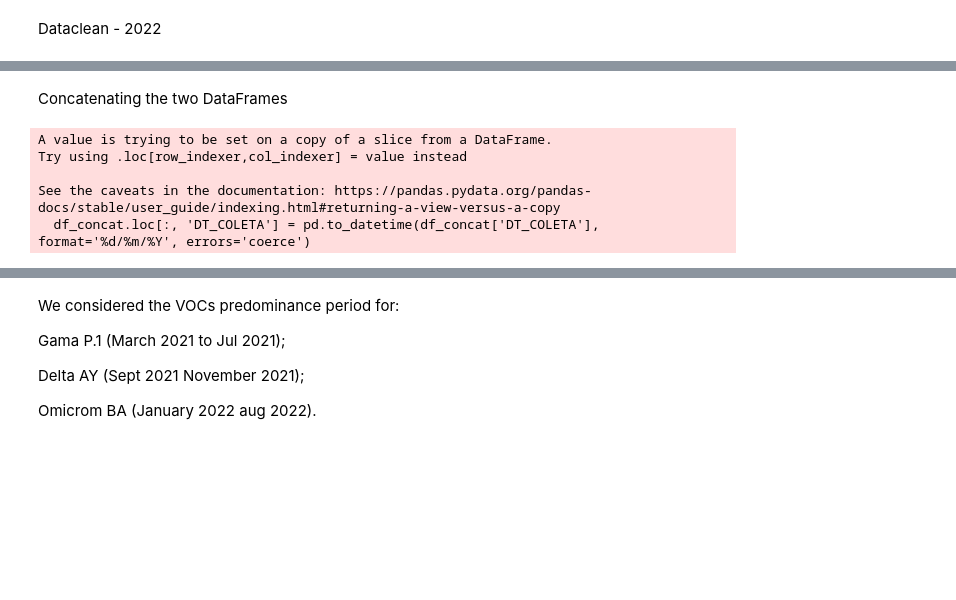
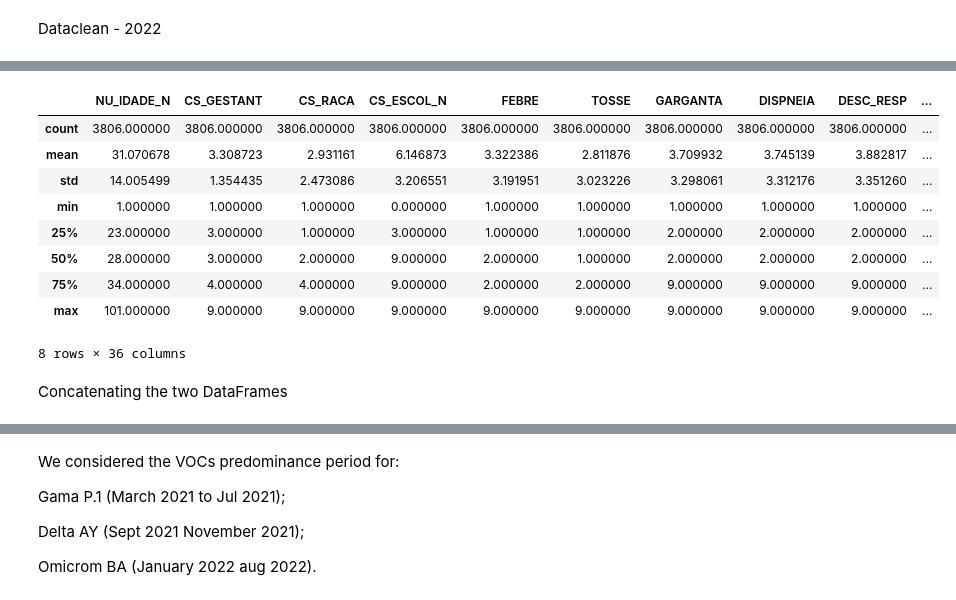
Before and after one commit to LucasTramonte/Analysis-SARS-CoV-2-variants, a Jupyter notebook: pre_processing.ipynb, the cells around one changed output, grey strips where cells are left out. Cells and saved outputs as stored; diff of their text form; code cells hidden in the pictures; blank space fills up the shorter version.

```diff
--- a/pre_processing.ipynb
+++ b/pre_processing.ipynb
@@ -76,7 +93,7 @@ data_temp2021.describe()
 # %% [markdown]
 Dataclean - 2022
 # %%
-# Fill missing values
+# Fill missing values with ignored values
 data2022['CLASSI_FIN'].fillna(4, inplace=True)
 data2022['CRITERIO'].fillna(0, inplace=True)
 data2022['CS_GESTANT'].replace([0], 9, inplace=True)
@@ -86,15 +103,9 @@ data2022.fillna(9, inplace=True)
 float_columns_2022 = data2022.select_dtypes(include='float').columns
 data2022[float_columns_2022] = data2022[float_columns_2022].astype(int)
 
-# Delimit dataset for pregnant and postpartum women
+# Creating new variable
 data2022['GRAVIDEZ'] = np.where(data2022['CS_GESTANT'].isin([1, 2, 3, 4]), data2022['CS_GESTANT'], 0)
 data2022.loc[data2022['PUERPERA'] == 1, 'GRAVIDEZ'] = 5
 
-# Delimit dataset for confirmed COVID cases
-data2022['COVID_LABORATORIAL'] = 0
-data2022.loc[data2022['CLASSI_FIN'] == 5, 'COVID_LABORATORIAL'] = 5
-data2022.loc[data2022['CRITERIO'] == 1, 'COVID_LABORATORIAL'] = 1
-
-# Filter the dataset
-data_temp2022 = data2022.loc[(data2022['GRAVIDEZ'] != 0) & (data2022['CLASSI_FIN'] == 5) & (data2022['CRITERIO'] == 1)].copy()
-data_temp2022.reset_index(inplace=True, drop=True)
+data2022.loc[:, 'DT_COLETA'] = pd.to_datetime(data2022['DT_COLETA'], format='%d/%m/%Y', errors='coerce')
+data2022 = data2022.dropna(subset=['DT_COLETA']).reset_index(drop=True) # remove rows where the 'DT_COLETA' column has NaN values
@@ -101,17 +133,22 @@ data_temp2022.reset_index(inplace=True, drop=True)
+# %%
+data_temp2022.describe()
+# %% [output]
+|  | NU_IDADE_N | CS_GESTANT | CS_RACA | CS_ESCOL_N | FEBRE | TOSSE | GARGANTA | DISPNEIA | DESC_RESP | ... |
+| count | 3806.000000 | 3806.000000 | 3806.000000 | 3806.000000 | 3806.000000 | 3806.000000 | 3806.000000 | 3806.000000 | 3806.000000 | ... |
+| mean | 31.070678 | 3.308723 | 2.931161 | 6.146873 | 3.322386 | 2.811876 | 3.709932 | 3.745139 | 3.882817 | ... |
+| std | 14.005499 | 1.354435 | 2.473086 | 3.206551 | 3.191951 | 3.023226 | 3.298061 | 3.312176 | 3.351260 | ... |
+| min | 1.000000 | 1.000000 | 1.000000 | 0.000000 | 1.000000 | 1.000000 | 1.000000 | 1.000000 | 1.000000 | ... |
+| 25% | 23.000000 | 3.000000 | 1.000000 | 3.000000 | 1.000000 | 1.000000 | 2.000000 | 2.000000 | 2.000000 | ... |
+| 50% | 28.000000 | 3.000000 | 2.000000 | 9.000000 | 2.000000 | 1.000000 | 2.000000 | 2.000000 | 2.000000 | ... |
+| 75% | 34.000000 | 4.000000 | 4.000000 | 9.000000 | 2.000000 | 2.000000 | 9.000000 | 9.000000 | 9.000000 | ... |
+| max | 101.000000 | 9.000000 | 9.000000 | 9.000000 | 9.000000 | 9.000000 | 9.000000 | 9.000000 | 9.000000 | ... |
+8 rows × 36 columns
 # %% [markdown]
 Concatenating the two DataFrames
 # %%
 data_pre = pd.concat([data_temp2021,data_temp2022],ignore_index=True)
-df_concat = data_pre.drop_duplicates(keep=False)
+df_concat = data_pre.drop_duplicates(keep=False) # Only 6 duplicate rows
 df_concat.reset_index(inplace = True, drop = True)
-df_concat.loc[:, 'DT_COLETA'] = pd.to_datetime(df_concat['DT_COLETA'], format='%d/%m/%Y', errors='coerce')
-df_concat = df_concat.dropna(subset=['DT_COLETA']).reset_index(drop=True) # remove rows (> 500) where the 'DT_COLETA' column has NaN values
-# %% [output]
-A value is trying to be set on a copy of a slice from a DataFrame.
-Try using .loc[row_indexer,col_indexer] = value instead
-
-See the caveats in the documentation: https://pandas.pydata.org/pandas-docs/stable/user_guide/indexing.html#returning-a-view-versus-a-copy
-  df_concat.loc[:, 'DT_COLETA'] = pd.to_datetime(df_concat['DT_COLETA'], format='%d/%m/%Y', errors='coerce')
 # %%
 display(df_concat)
 # %% [output]
```
Also changed, not shown: parts of 17 cells of this notebook, 4 other files.
